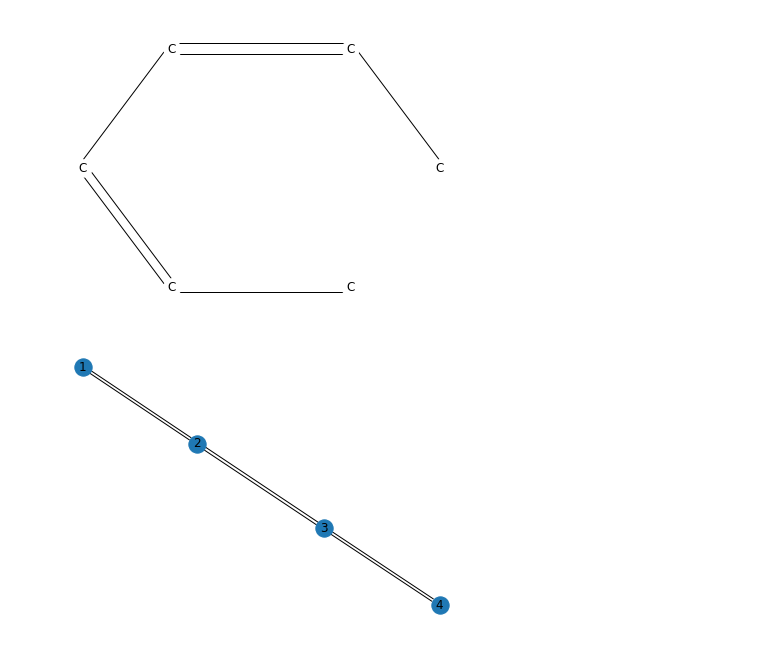
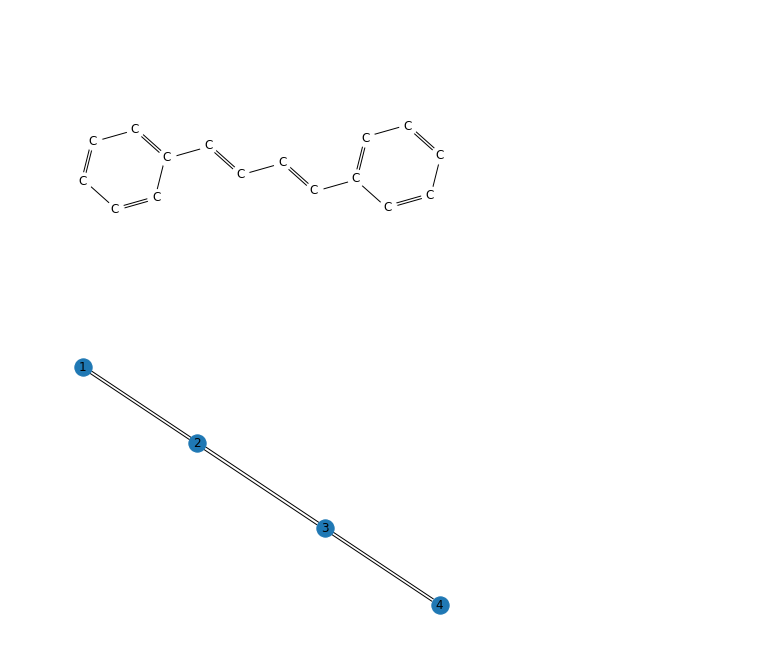
Before and after one commit to schulz-helena/soliton-implementation, a Jupyter notebook: framework-tests/frameworks.ipynb, the cells around one changed output. Cells and saved outputs as stored; diff of their text form; code cells hidden in the pictures.

Commit message:
add visualisation script

```diff
--- a/framework-tests/frameworks.ipynb
+++ b/framework-tests/frameworks.ipynb
@@ -5,7 +5,9 @@ from rdkit.Chem import Draw
 
 # define the smiles string and covert it into a molecule sturcture ------------
 caffeine_smiles = 'CN1C=NC2=C1C(=O)N(C(=O)N2C)C'
-test_smiles = 'C-C=C-C=C'
+#test_smiles = 'C-C=C-C=C'
+test_smiles = 'C1=CC=CC=C1C=CC=CC2=CC=CC=C2' #similar to the one directly below
+#test_smiles = 'c1ccccc1C=CC=Cc2ccccc2'
 
 #mol = Chem.MolFromSmiles(caffeine_smiles)
 mol = Chem.MolFromSmiles(test_smiles)
@@ -16,7 +18,13 @@ Draw.MolToFile(mol, 'molecule.png')
 for bond in mol.GetBonds():
     print(bond.GetBeginAtomIdx(),',',
           bond.GetEndAtomIdx(),',',
-          bond.GetBondType())
+          bond.GetBondType(),',',
+          bond.IsInRing(), ',',
+          bond.GetIdx())
+
+#print(mol.GetSubstructMatches(Chem.MolFromSmarts('c')))
+for atom in mol.GetAtoms():
+    print(atom.GetIdx(),',', atom.GetExplicitValence())
 
 # draw the molecule with property ---------------------------------------------
 for i, atom in enumerate(mol.GetAtoms()):
@@ -31,46 +52,87 @@ Draw.MolToFile(mol, 'molecule_with_prop.png')
 # %%
 # import library --------------------------------------------------------------
 from rdkit import Chem
+from rdkit.Chem import AllChem
 import networkx as nx
 import matplotlib.pyplot as plt
+from rdkit.Chem.Draw import IPythonConsole
+import itertools
+
+def GetRingSystems(mol):
+    ri = mol.GetRingInfo()
+    systems = []
+    for ring in ri.AtomRings():
+        ringAts = []
+        for atom in ring:
+            ringAts.append(atom)
+        systems.append(ringAts)
+    return systems
+
+def getRingForAtom(rings, atomId):
+    for ring in rings:
+        if atomId in ring:
+            return ring
 
 # define the smiles string and covert it into a molecule sturcture ------------
 #caffeine_smiles = 'CN1C=NC2=C1C(=O)N(C(=O)N2C)C'
-smiles = 'C-C=C-C=C-C'
+smiles = 'c1ccccc1C=CC=Cc2ccccc2'
 mol = Chem.MolFromSmiles(smiles)
 
 # define the function for coverting rdkit object to networkx object -----------
 def mol_to_nx(mol):
     G = nx.DiGraph()
+    AllChem.Compute2DCoords(mol)
+    rings = GetRingSystems(mol)
+    aromAtoms = set()
 
     for atom in mol.GetAtoms():
+        pos = mol.GetConformer().GetAtomPosition(atom.GetIdx())
+        xCoord = pos.x
+        yCoord = pos.y * 0.02
         G.add_node(atom.GetIdx(),
                    atomic_num=atom.GetAtomicNum(),
                    is_aromatic=atom.GetIsAromatic(),
-                   atom_symbol=atom.GetSymbol())
+                   atom_symbol=atom.GetSymbol(),
+                   pos = (xCoord,yCoord))
 
     for bond in mol.GetBonds():
         G.add_edge(bond.GetBeginAtomIdx(),
                    bond.GetEndAtomIdx(),
                    bond_type=bond.GetBondType())
+        #if its a double bond add a second edge (in other direction)
         if (bond.GetBondType() == Chem.BondType.DOUBLE):
             G.add_edge(bond.GetEndAtomIdx(),
                         bond.GetBeginAtomIdx(),
                         bond_type=bond.GetBondType())
-
+        #in aromatic rings every second edge is a double bond
+        #if it is aromatic get corresponding ring and add every second atom from that ring to set (aromAtoms)
+        if (bond.GetBondType() == Chem.BondType.AROMATIC):
+            ring = getRingForAtom(rings, bond.GetBeginAtomIdx())
+            if (ring != None):
+                for i in range(0, len(ring), 2):
+                    aromAtoms.add(ring[i])
+                rings.remove(ring)
+        #if beginning atom of bond is in aromAtoms add a second edge (in other direction)
+        if (bond.GetBeginAtomIdx() in aromAtoms):
+            G.add_edge(bond.GetEndAtomIdx(),
+                        bond.GetBeginAtomIdx(),
+                        bond_type=bond.GetBondType())
     return G
 
-# conver rdkit object to networkx object --------------------------------------
+# convert rdkit object to networkx object --------------------------------------
 molecule_nx = mol_to_nx(mol)
 
 molecule_atom = nx.get_node_attributes(molecule_nx, 'atom_symbol')
+pos = nx.get_node_attributes(molecule_nx,'pos')
+print(pos)
 
-nx.draw_circular(molecule_nx,
+nx.draw(molecule_nx,
+        pos,
         labels=molecule_atom,
         with_labels = True,
         node_color='white',
         connectionstyle='bar, fraction=0.03',
-        arrowstyle = '-') #draw_circular is not ideal, straight line or zigzag would me more appropriate
+        arrowstyle = '-')
 
 #plt.show()
 
@@ -87,4 +160,4 @@ print(matrix)
-[figure, old version]
+[figure, new version]
 # %%
 import networkx as nx
 
```
Also changed, not shown: parts of 7 cells of this notebook, 1 other file.
